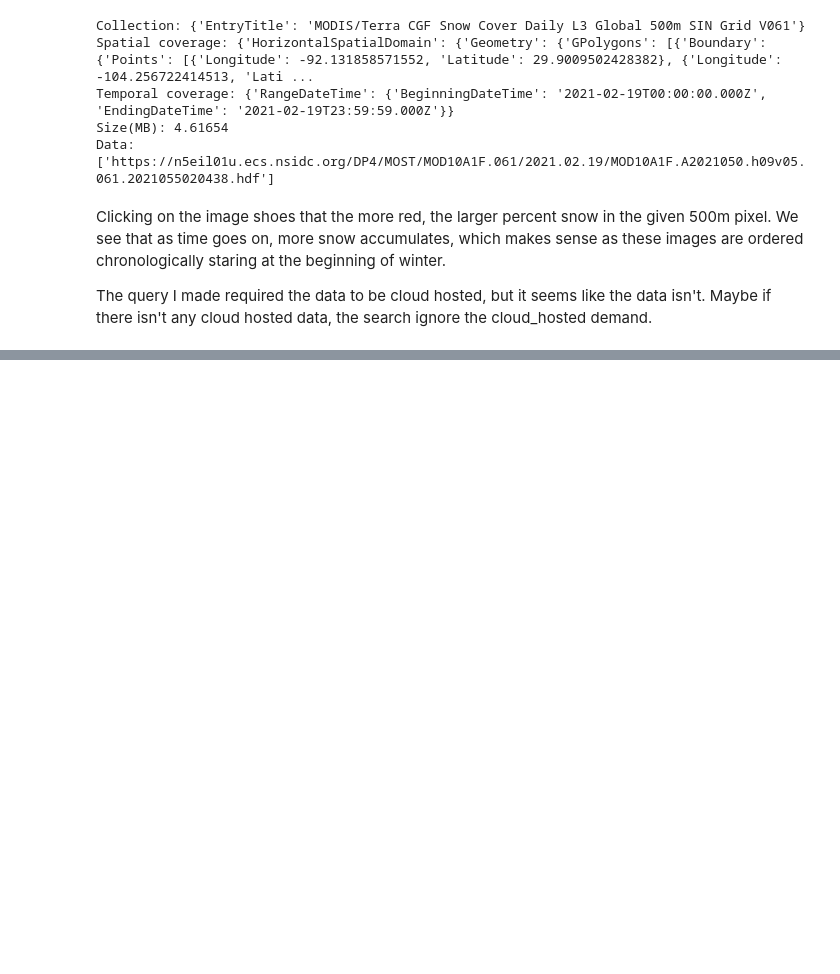
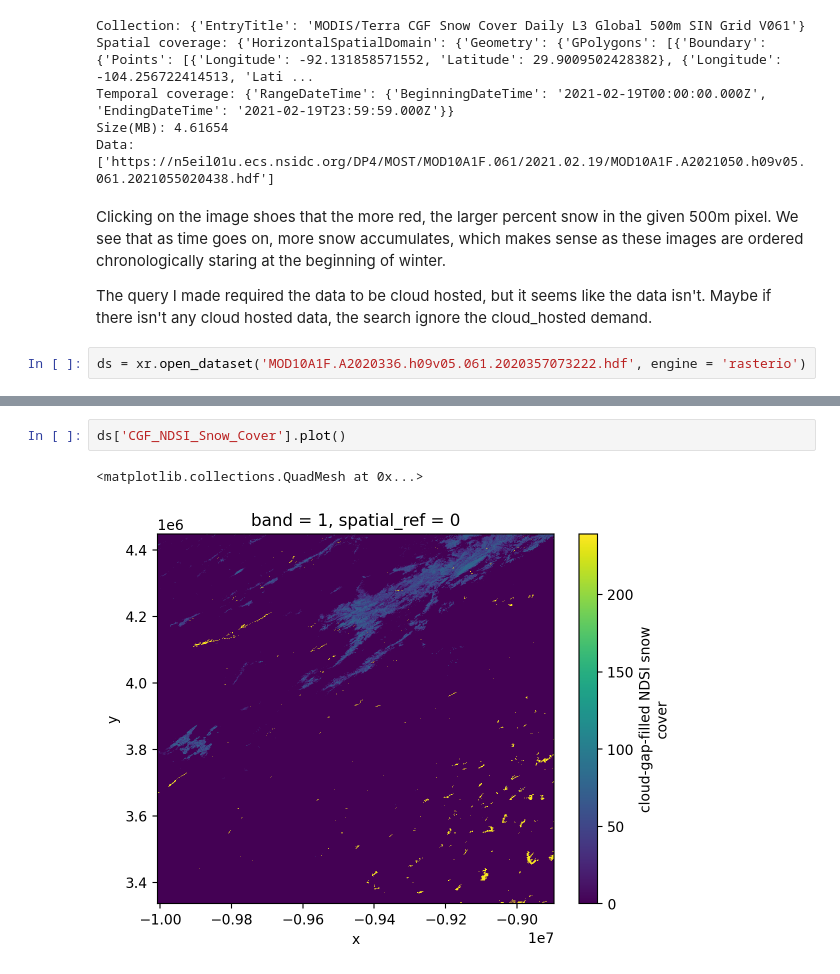
Before and after one commit to snowex-hackweek/snowmelt-timing-2024, a Jupyter notebook: contributors/lexi/modis.ipynb, the cells around one changed output, grey strips where cells are left out. Cells and saved outputs as stored; diff of their text form; blank space fills up the shorter version.

Commit message:
got modis data queries working and plotting from downloads. not sure how to work in the cloud completely. also need to add comments to the plotting

```diff
--- a/contributors/lexi/modis.ipynb
+++ b/contributors/lexi/modis.ipynb
@@ -150,3 +153,5 @@ Data: ['https://n5eil01u.ecs.nsidc.org/DP4/MOST/MOD10A1F.061/2021.02.19/MOD10A1F
 Clicking on the image shoes that the more red, the larger percent snow in the given 500m pixel. We see that as time goes on, more snow accumulates, which makes sense as these images are ordered chronologically staring at the beginning of winter.
 
 The query I made required the data to be cloud hosted, but it seems like the data isn't. Maybe if there isn't any cloud hosted data, the search ignore the cloud_hosted demand.
+# %%
+ds = xr.open_dataset('MOD10A1F.A2020336.h09v05.061.2020357073222.hdf', engine = 'rasterio')
@@ -152,0 +178,5 @@ The query I made required the data to be cloud hosted, but it seems like the dat
+# %%
+ds['CGF_NDSI_Snow_Cover'].plot()
+# %% [output]
+<matplotlib.collections.QuadMesh at 0x...>
+[figure, added]
```
Also changed, not shown: parts of 8 cells of this notebook.
